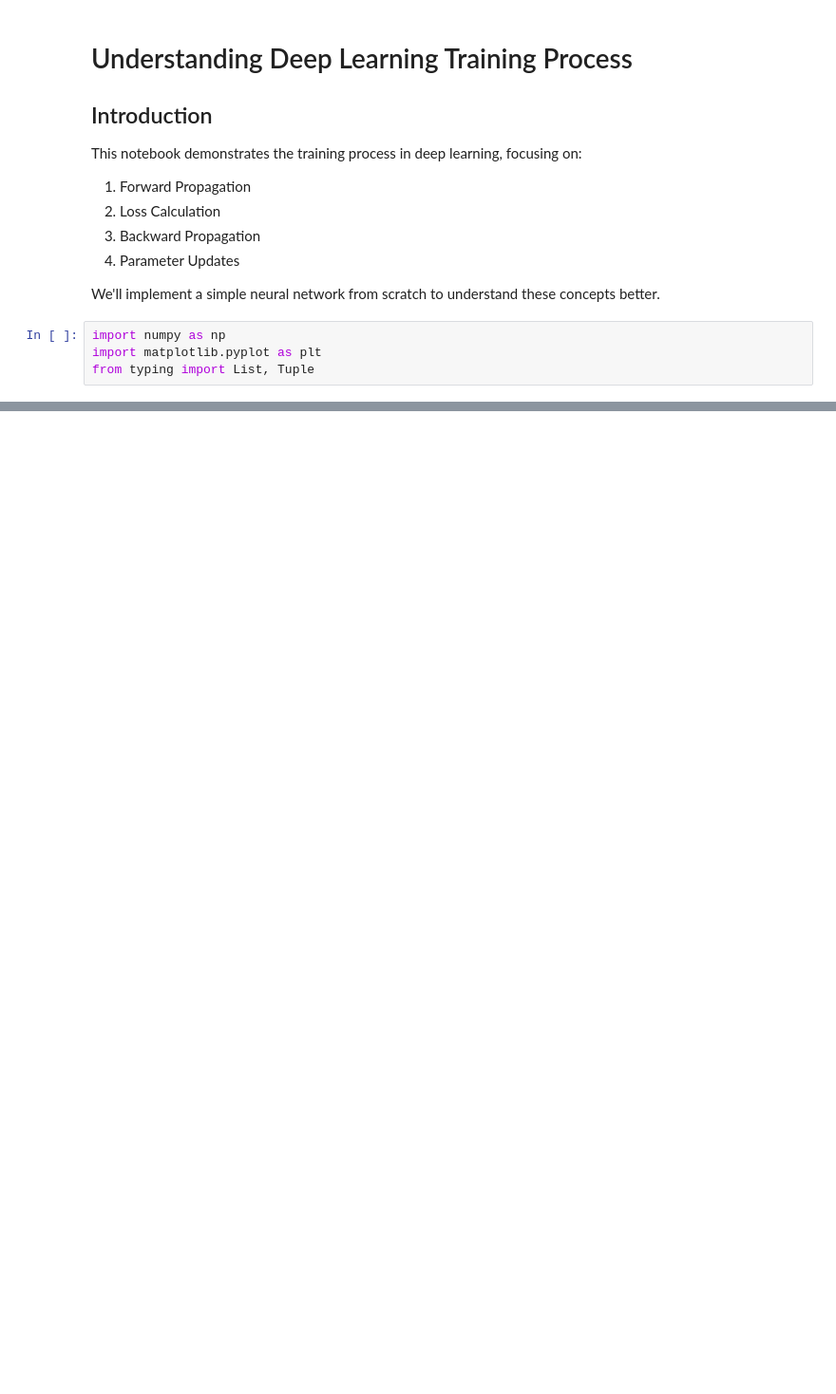
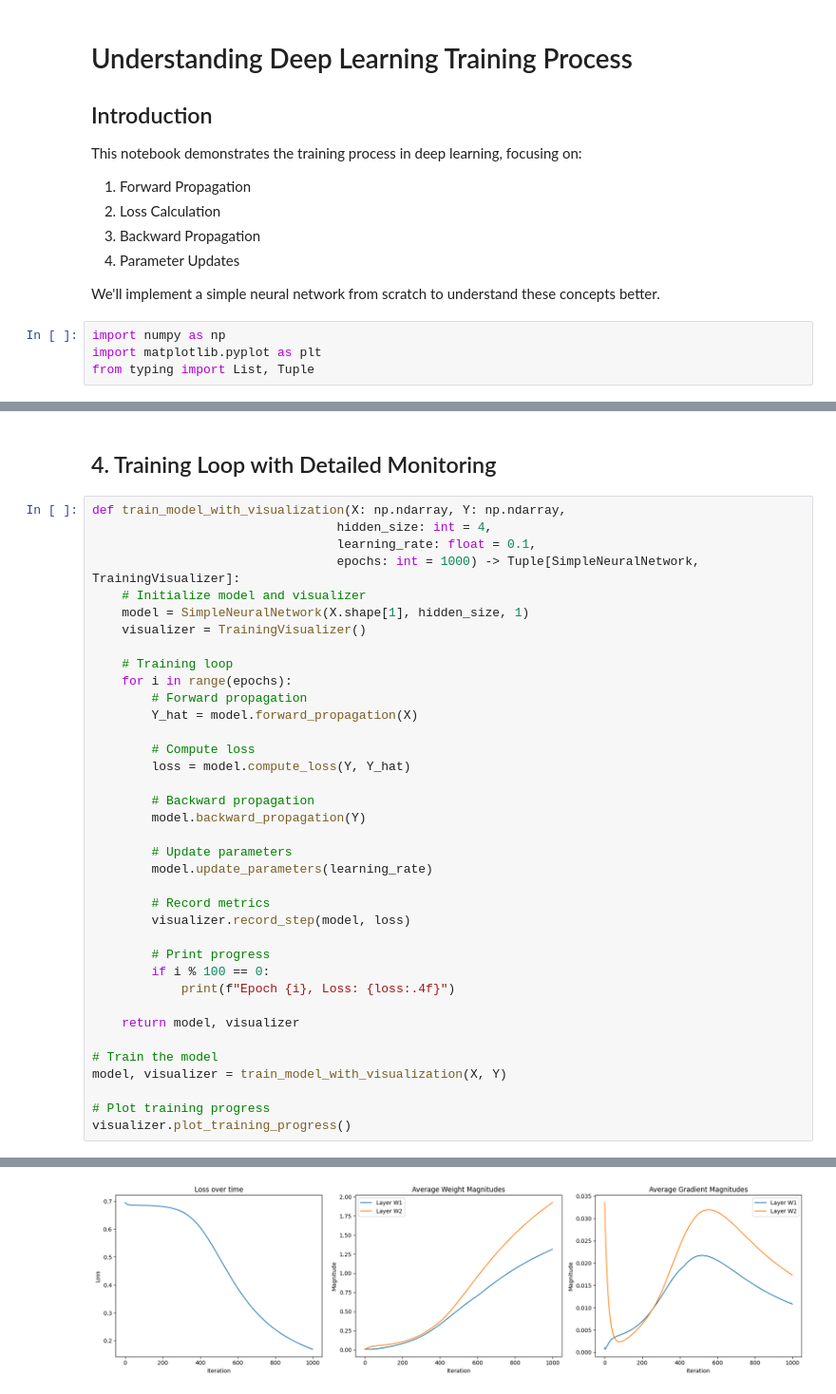
Before and after one commit to jxhangithub/master-machine-learning-engineer, a Jupyter notebook: BasicModels/DeepLearningTrainingProcess.ipynb, the cells around one changed output, grey strips where cells are left out. Shown: that part at 95% size. Cells and saved outputs as stored; diff of their text form; blank space fills up the shorter version.

```diff
--- a/BasicModels/DeepLearningTrainingProcess.ipynb
+++ b/BasicModels/DeepLearningTrainingProcess.ipynb
@@ -90,0 +160,40 @@ First, let's create a simple neural network with one hidden layer to understand
+# %% [markdown]
+## 4. Training Loop with Detailed Monitoring
+# %%
+def train_model_with_visualization(X: np.ndarray, Y: np.ndarray,
+                                 hidden_size: int = 4,
+                                 learning_rate: float = 0.1,
+                                 epochs: int = 1000) -> Tuple[SimpleNeuralNetwork, TrainingVisualizer]:
+    # Initialize model and visualizer
+    model = SimpleNeuralNetwork(X.shape[1], hidden_size, 1)
+    visualizer = TrainingVisualizer()
+
+    # Training loop
+    for i in range(epochs):
+        # Forward propagation
+        Y_hat = model.forward_propagation(X)
+
+        # Compute loss
+        loss = model.compute_loss(Y, Y_hat)
+
+        # Backward propagation
+        model.backward_propagation(Y)
+
+        # Update parameters
+        model.update_parameters(learning_rate)
+
+        # Record metrics
+        visualizer.record_step(model, loss)
+
+        # Print progress
+        if i % 100 == 0:
+            print(f"Epoch {i}, Loss: {loss:.4f}")
+
+    return model, visualizer
+
+# Train the model
+model, visualizer = train_model_with_visualization(X, Y)
+
+# Plot training progress
+visualizer.plot_training_progress()
+# %% [output]
@@ -90,0 +210 @@ First, let's create a simple neural network with one hidden layer to understand
+[figure, added]
```
Also changed, not shown: parts of 13 cells of this notebook.
